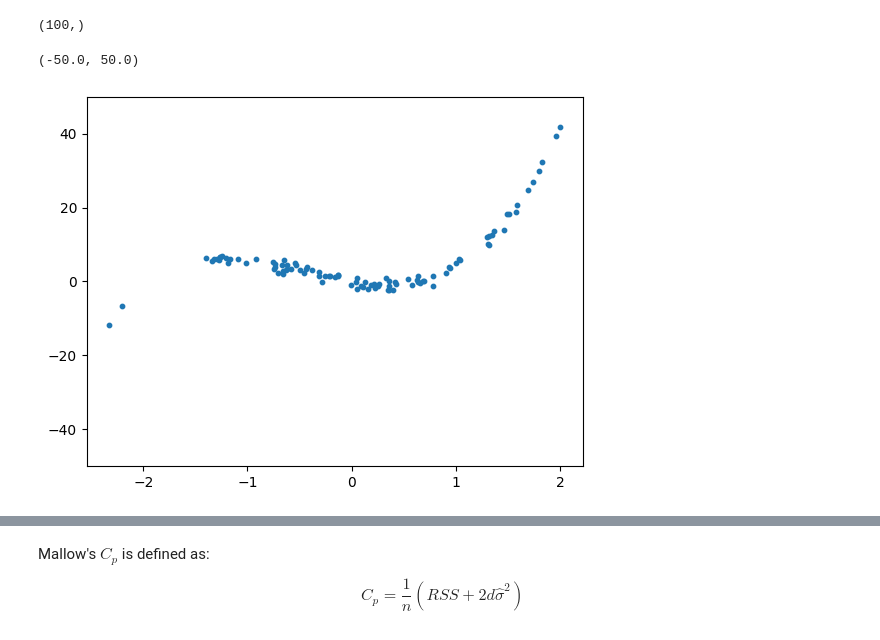
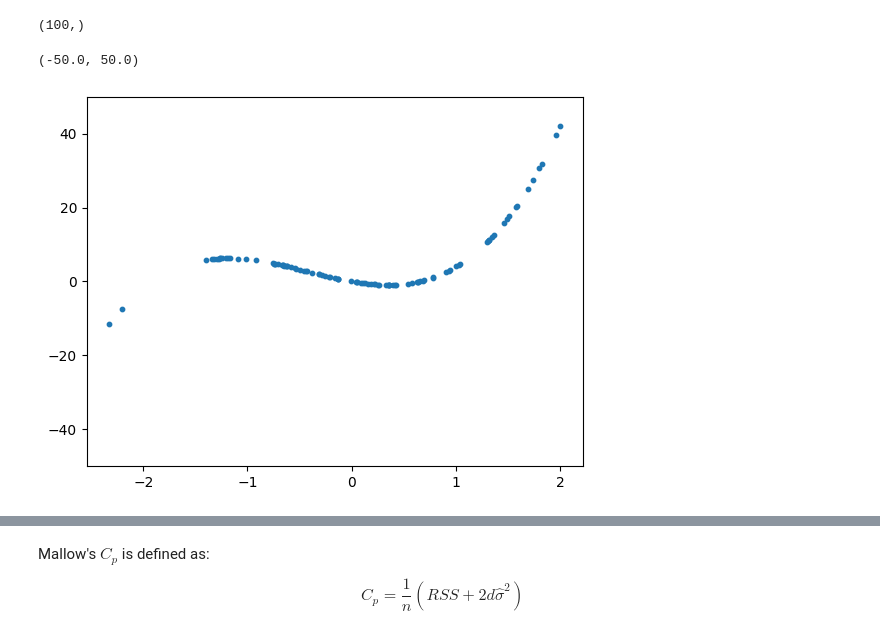
Before and after one commit to deusdevok/ISLP_Python, a Jupyter notebook: Chapter 6/Exercise8.ipynb, the cells around one changed output, grey strips where cells are left out. Drawn from its saved outputs; the diff is of its cells as text; code cells hidden in the pictures.

```diff
--- a/Chapter 6/Exercise8.ipynb
+++ b/Chapter 6/Exercise8.ipynb
@@ -18,12 +21,12 @@ X.shape
 (100,)
 # %%
 beta0, beta1, beta2, beta3 = 0, -5, 5, 4
-Y = beta0 + beta1*X + beta2*X**2 + beta3*X**3 + eps
+Y = beta0 + beta1*X + beta2*X**2 + beta3*X**3# + eps
 plt.scatter(X, Y, s=10)
 plt.ylim([-50,50])
 # %% [output]
 (-50.0, 50.0)
-[figure, old version]
+[figure, new version]
 # %%
 columns = [f'X^{i}' for i in range(1, 11)]
 print(columns)
```
Also changed, not shown: parts of 17 cells of this notebook, 2 other files.
